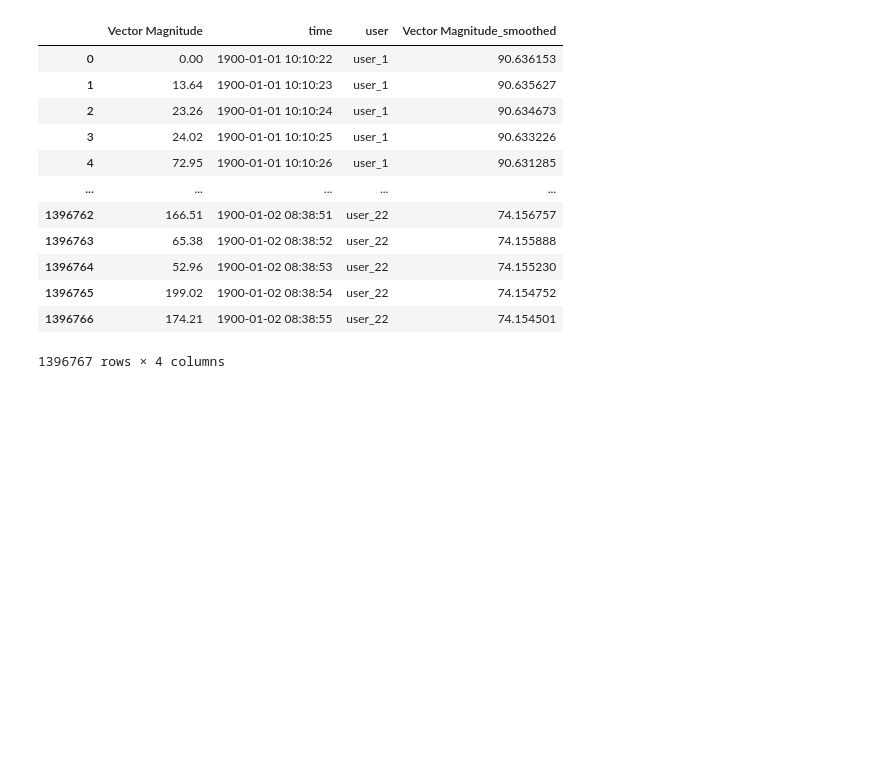
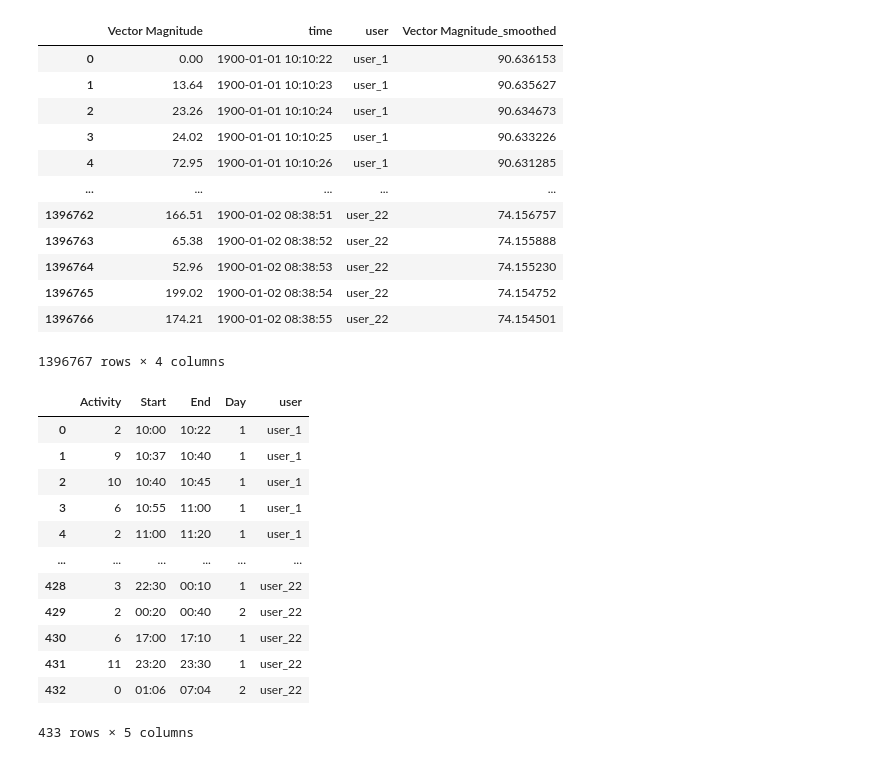
Before and after one commit to BryanZhang938/DayInMyLife, a Jupyter notebook: sleep_EDA.ipynb, the cells around one changed output. Saved outputs shown, nothing was run; the diff lists cells and outputs as text; code cells hidden in the pictures; blank space fills up the shorter version.

```diff
--- a/sleep_EDA.ipynb
+++ b/sleep_EDA.ipynb
@@ -300,3 +300,20 @@ acc_smooth
 1396767 rows × 4 columns
 # %%
 # acc_smooth.to_csv('cleaned_data/acc.csv', index=False)
+# %%
+activity = pd.read_csv('cleaned_data/all_activity.csv').drop(columns='Unnamed: 0')
+activity
+# %% [output]
+|  | Activity | Start | End | Day | user |
+| 0 | 2 | 10:00 | 10:22 | 1 | user_1 |
+| 1 | 9 | 10:37 | 10:40 | 1 | user_1 |
+| 2 | 10 | 10:40 | 10:45 | 1 | user_1 |
+| 3 | 6 | 10:55 | 11:00 | 1 | user_1 |
+| 4 | 2 | 11:00 | 11:20 | 1 | user_1 |
+| ... | ... | ... | ... | ... | ... |
+| 428 | 3 | 22:30 | 00:10 | 1 | user_22 |
+| 429 | 2 | 00:20 | 00:40 | 2 | user_22 |
+| 430 | 6 | 17:00 | 17:10 | 1 | user_22 |
+| 431 | 11 | 23:20 | 23:30 | 1 | user_22 |
+| 432 | 0 | 01:06 | 07:04 | 2 | user_22 |
+433 rows × 5 columns
```
Also changed, not shown: parts of 4 cells of this notebook, 1 other file.
